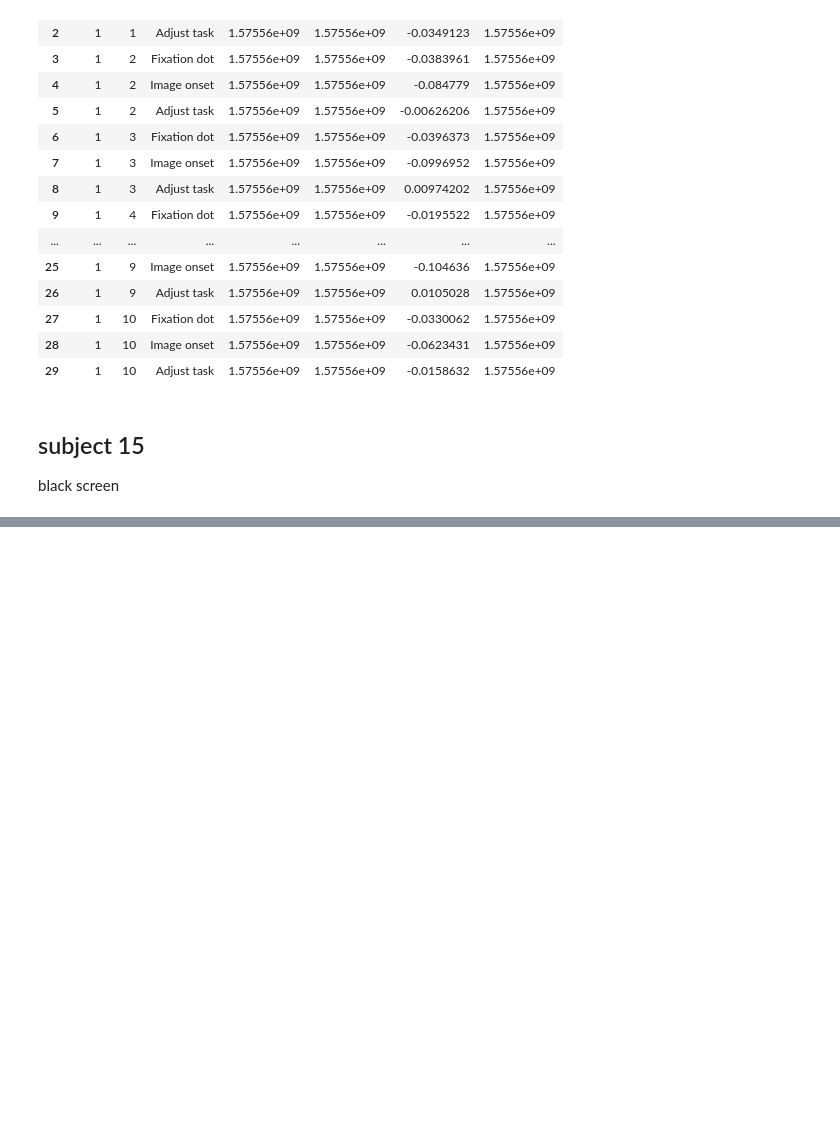
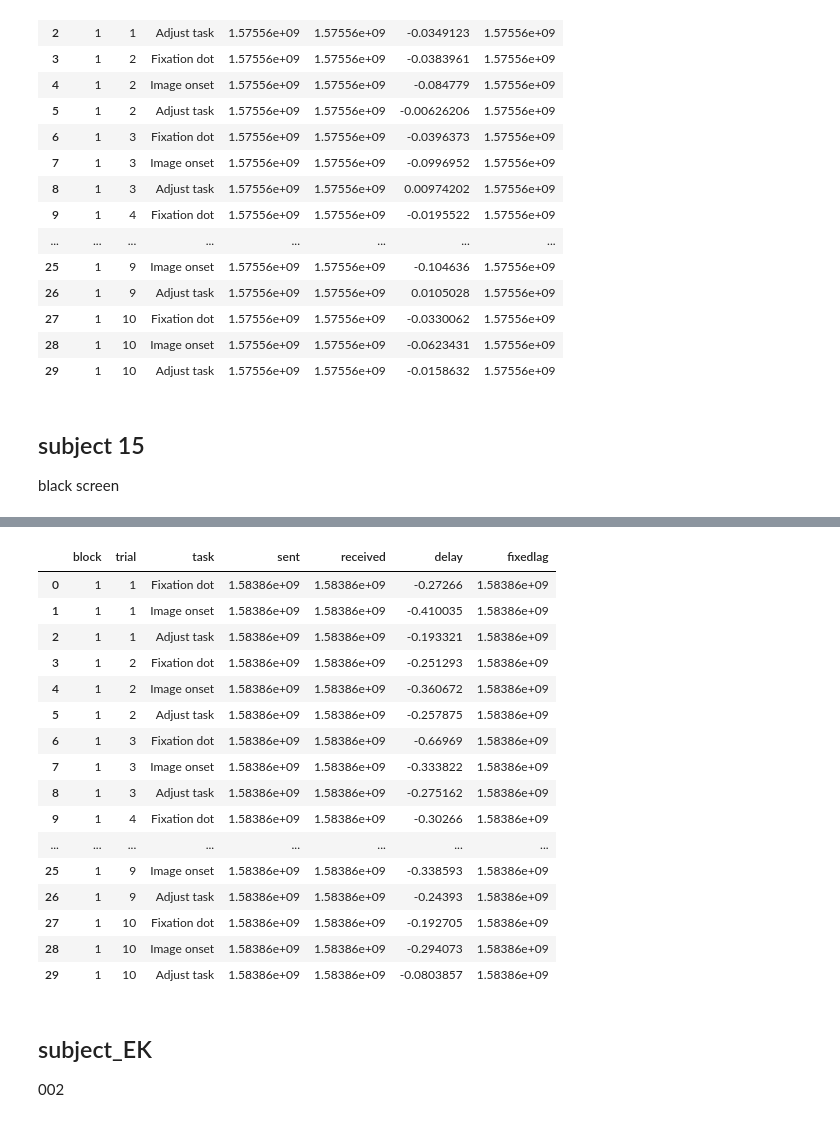
Before and after one commit to selzha/SD_radiology_EM, a Jupyter notebook: trackingdelay.ipynb, the cells around one changed output, grey strips where cells are left out. Drawn from its saved outputs; the diff is of its cells as text; code cells hidden in the pictures; blank space fills up the shorter version.

```diff
--- a/trackingdelay.ipynb
+++ b/trackingdelay.ipynb
@@ -688,0 +788,18 @@ black screen
+# %%
+timesCG = pd.DataFrame(columns = col)
+dfCG = load_manual_annotations("/Users/selenazhang 1/Desktop/eyedata/subjectCG/003")
+# %%
+#change none's to nearest numbers
+for idx, num in dfCG.iloc[:, 4].items():
+    if num == None:
+        point = idx
+        while point >= 0:
+            #finds the nearest filled cell that is before it
+            point -= 1
+            val = dfCG.iloc[point, 4]
+            if val is not None:
+                dfCG.set_value(idx, "trial", val)
+                break
+#first two must be manually done
+dfCG.set_value(0, "trial", 1)
+dfCG.set_value(1, "trial", 1);
@@ -688,0 +848,31 @@ black screen
+# %%
+timesCG["delay"] = timesCG["sent"] - timesCG["received"]
+# %%
+avg = timesCG["delay"].mean()
+if avg < 0:
+    timesCG["fixedlag"] = timesCG["received"] + avg #avg was negative
+elif avg > 0:
+    timesCG["fixedlag"] = timesCG["received"] - avg
+# %%
+timesCG
+# %% [output]
+|  | block | trial | task | sent | received | delay | fixedlag |
+| 0 | 1 | 1 | Fixation dot | 1.58386e+09 | 1.58386e+09 | -0.27266 | 1.58386e+09 |
+| 1 | 1 | 1 | Image onset | 1.58386e+09 | 1.58386e+09 | -0.410035 | 1.58386e+09 |
+| 2 | 1 | 1 | Adjust task | 1.58386e+09 | 1.58386e+09 | -0.193321 | 1.58386e+09 |
+| 3 | 1 | 2 | Fixation dot | 1.58386e+09 | 1.58386e+09 | -0.251293 | 1.58386e+09 |
+| 4 | 1 | 2 | Image onset | 1.58386e+09 | 1.58386e+09 | -0.360672 | 1.58386e+09 |
+| 5 | 1 | 2 | Adjust task | 1.58386e+09 | 1.58386e+09 | -0.257875 | 1.58386e+09 |
+| 6 | 1 | 3 | Fixation dot | 1.58386e+09 | 1.58386e+09 | -0.66969 | 1.58386e+09 |
+| 7 | 1 | 3 | Image onset | 1.58386e+09 | 1.58386e+09 | -0.333822 | 1.58386e+09 |
+| 8 | 1 | 3 | Adjust task | 1.58386e+09 | 1.58386e+09 | -0.275162 | 1.58386e+09 |
+| 9 | 1 | 4 | Fixation dot | 1.58386e+09 | 1.58386e+09 | -0.30266 | 1.58386e+09 |
+| ... | ... | ... | ... | ... | ... | ... | ... |
+| 25 | 1 | 9 | Image onset | 1.58386e+09 | 1.58386e+09 | -0.338593 | 1.58386e+09 |
+| 26 | 1 | 9 | Adjust task | 1.58386e+09 | 1.58386e+09 | -0.24393 | 1.58386e+09 |
+| 27 | 1 | 10 | Fixation dot | 1.58386e+09 | 1.58386e+09 | -0.192705 | 1.58386e+09 |
+| 28 | 1 | 10 | Image onset | 1.58386e+09 | 1.58386e+09 | -0.294073 | 1.58386e+09 |
+| 29 | 1 | 10 | Adjust task | 1.58386e+09 | 1.58386e+09 | -0.0803857 | 1.58386e+09 |
+# %% [markdown]
+## subject_EK
+002
```
Also changed, not shown: parts of 58 cells of this notebook.
